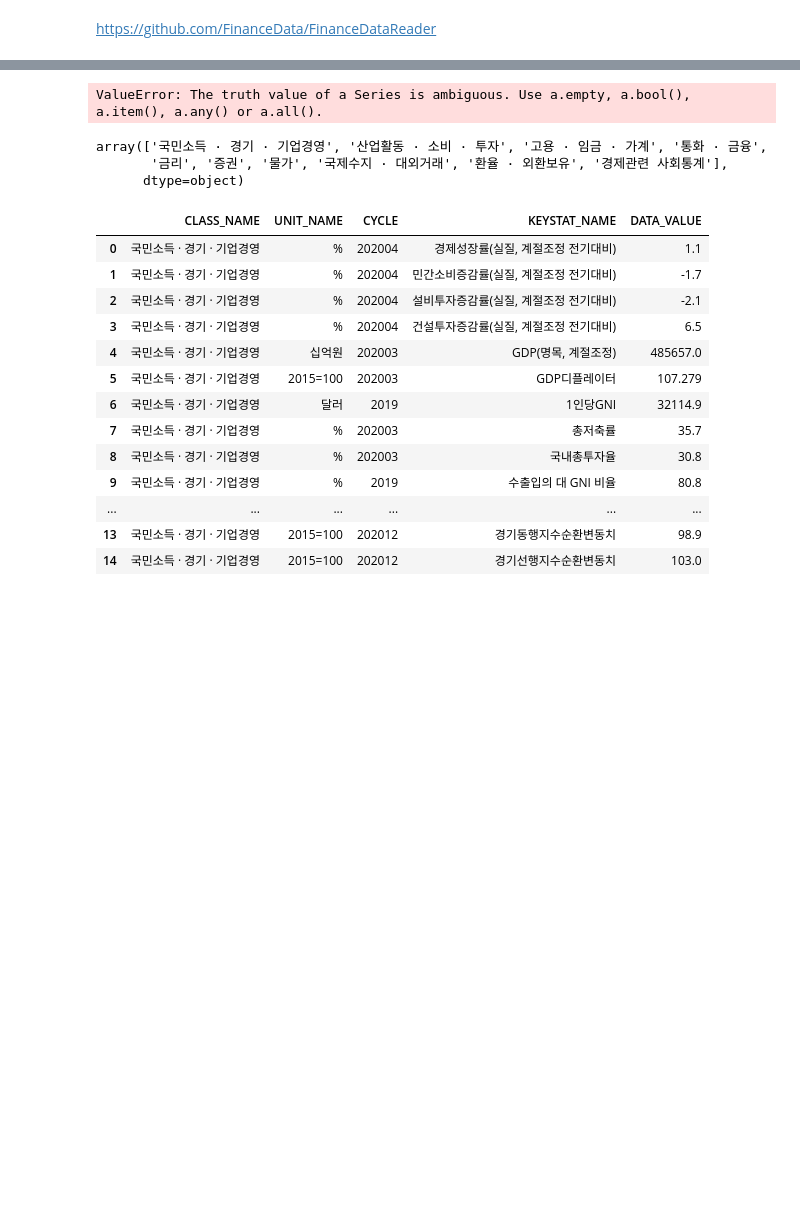
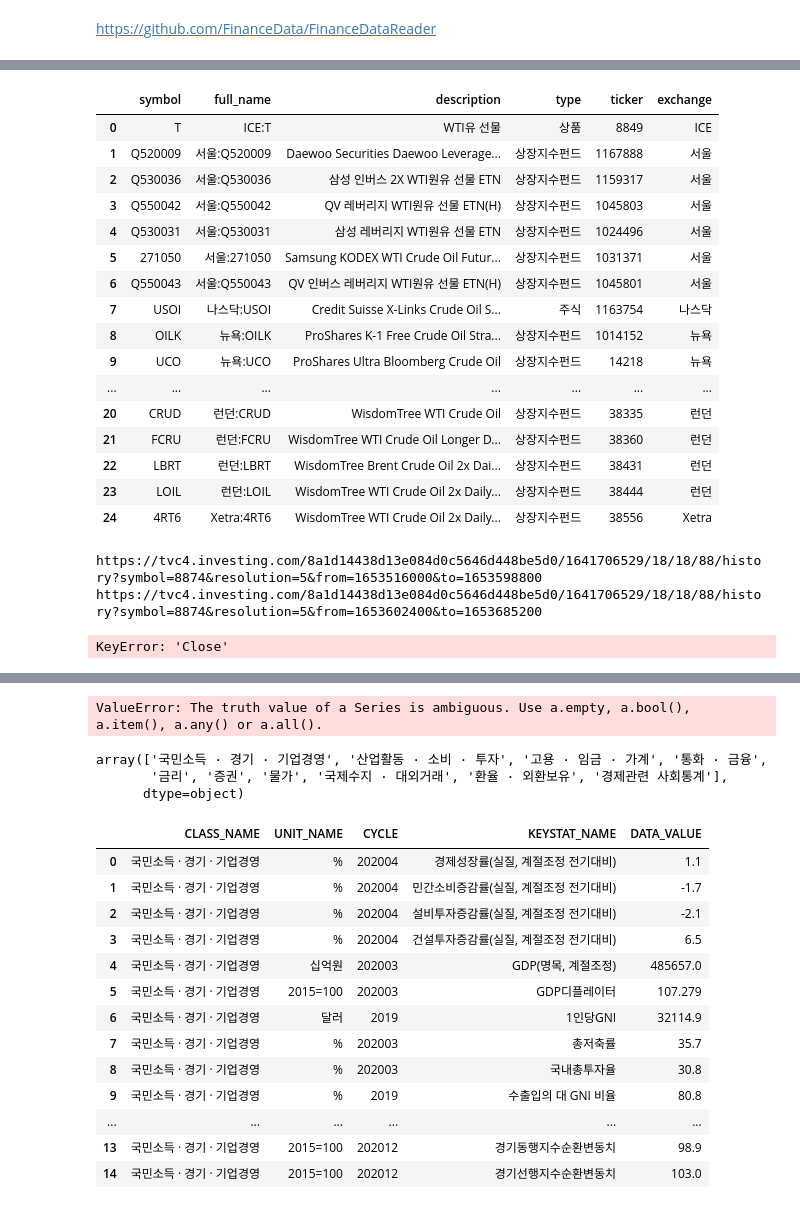
Before and after one commit to pickmoment/moondata, a Jupyter notebook: test.ipynb, the cells around one changed output, grey strips where cells are left out. Drawn from its saved outputs; the diff is of its cells as text; code cells hidden in the pictures; blank space fills up the shorter version.

```diff
--- a/test.ipynb
+++ b/test.ipynb
@@ -253,0 +323,30 @@ df
+# %%
+search('Crude Oil')
+# %% [output]
+|  | symbol | full_name | description | type | ticker | exchange |
+| 0 | T | ICE:T | WTI유 선물 | 상품 | 8849 | ICE |
+| 1 | Q520009 | 서울:Q520009 | Daewoo Securities Daewoo Leverage... | 상장지수펀드 | 1167888 | 서울 |
+| 2 | Q530036 | 서울:Q530036 | 삼성 인버스 2X WTI원유 선물 ETN | 상장지수펀드 | 1159317 | 서울 |
+| 3 | Q550042 | 서울:Q550042 | QV 레버리지 WTI원유 선물 ETN(H) | 상장지수펀드 | 1045803 | 서울 |
+| 4 | Q530031 | 서울:Q530031 | 삼성 레버리지 WTI원유 선물 ETN | 상장지수펀드 | 1024496 | 서울 |
+| 5 | 271050 | 서울:271050 | Samsung KODEX WTI Crude Oil Futur... | 상장지수펀드 | 1031371 | 서울 |
+| 6 | Q550043 | 서울:Q550043 | QV 인버스 레버리지 WTI원유 선물 ETN(H) | 상장지수펀드 | 1045801 | 서울 |
+| 7 | USOI | 나스닥:USOI | Credit Suisse X-Links Crude Oil S... | 주식 | 1163754 | 나스닥 |
+| 8 | OILK | 뉴욕:OILK | ProShares K-1 Free Crude Oil Stra... | 상장지수펀드 | 1014152 | 뉴욕 |
+| 9 | UCO | 뉴욕:UCO | ProShares Ultra Bloomberg Crude Oil | 상장지수펀드 | 14218 | 뉴욕 |
+| ... | ... | ... | ... | ... | ... | ... |
+| 20 | CRUD | 런던:CRUD | WisdomTree WTI Crude Oil | 상장지수펀드 | 38335 | 런던 |
+| 21 | FCRU | 런던:FCRU | WisdomTree WTI Crude Oil Longer D... | 상장지수펀드 | 38360 | 런던 |
+| 22 | LBRT | 런던:LBRT | WisdomTree Brent Crude Oil 2x Dai... | 상장지수펀드 | 38431 | 런던 |
+| 23 | LOIL | 런던:LOIL | WisdomTree WTI Crude Oil 2x Daily... | 상장지수펀드 | 38444 | 런던 |
+| 24 | 4RT6 | Xetra:4RT6 | WisdomTree WTI Crude Oil 2x Daily... | 상장지수펀드 | 38556 | Xetra |
+# %%
+df_1 = candle('8874', 5, '2022-05-26 07:00:00', '2022-05-27 06:00:00')
+df_2 = candle('8874', 5, '2022-05-27 07:00:00', '2022-05-28 06:00:00')
+# %% [output]
+https://tvc4.investing.com/8a1d14438d13e084d0c5646d448be5d0/1641706529/18/18/88/history?symbol=8874&resolution=5&from=1653516000&to=1653598800
+https://tvc4.investing.com/8a1d14438d13e084d0c5646d448be5d0/1641706529/18/18/88/history?symbol=8874&resolution=5&from=1653602400&to=1653685200
+# %%
+df['Close'].plot()
+# %% [output]
+KeyError: 'Close'
```
Also changed, not shown: parts of 13 cells of this notebook.
